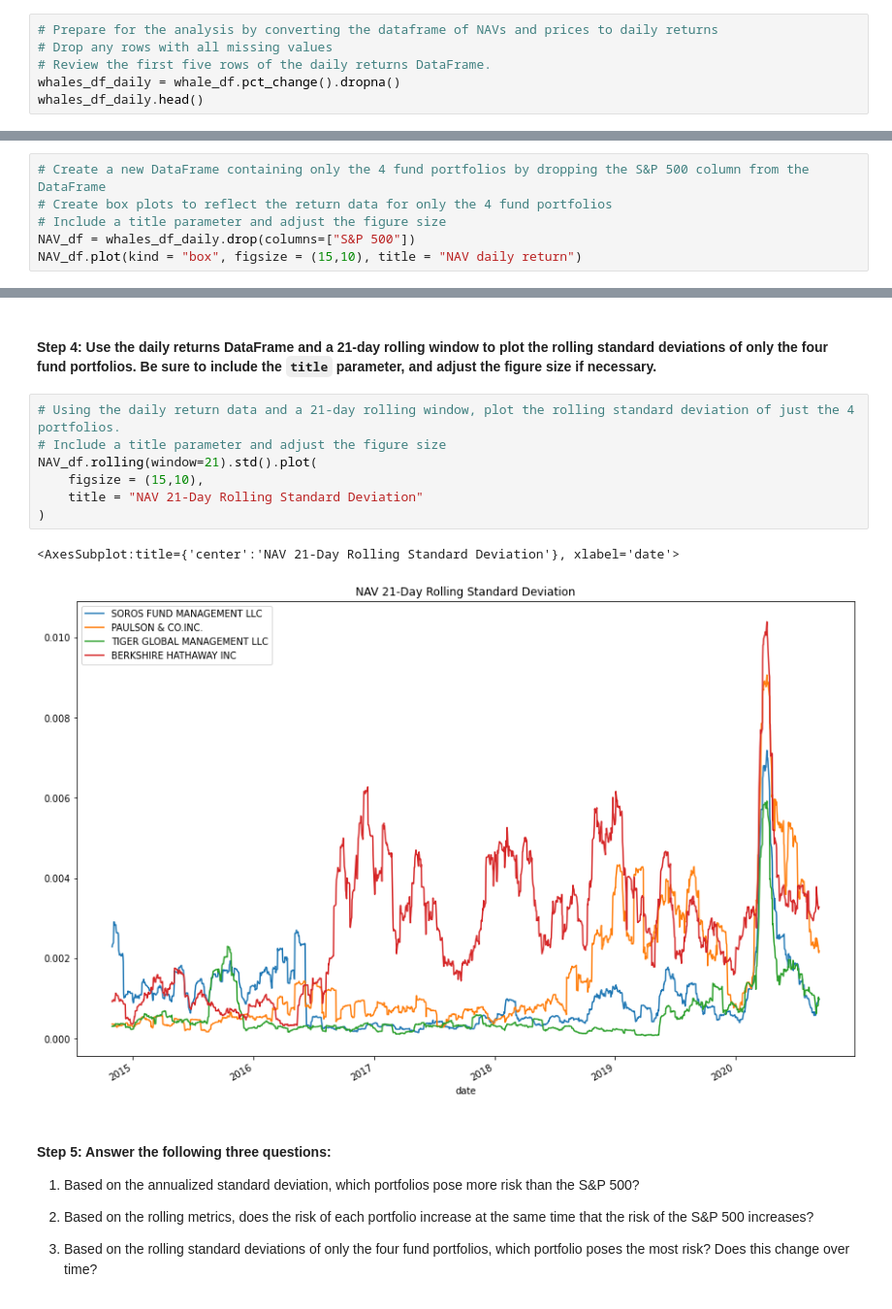
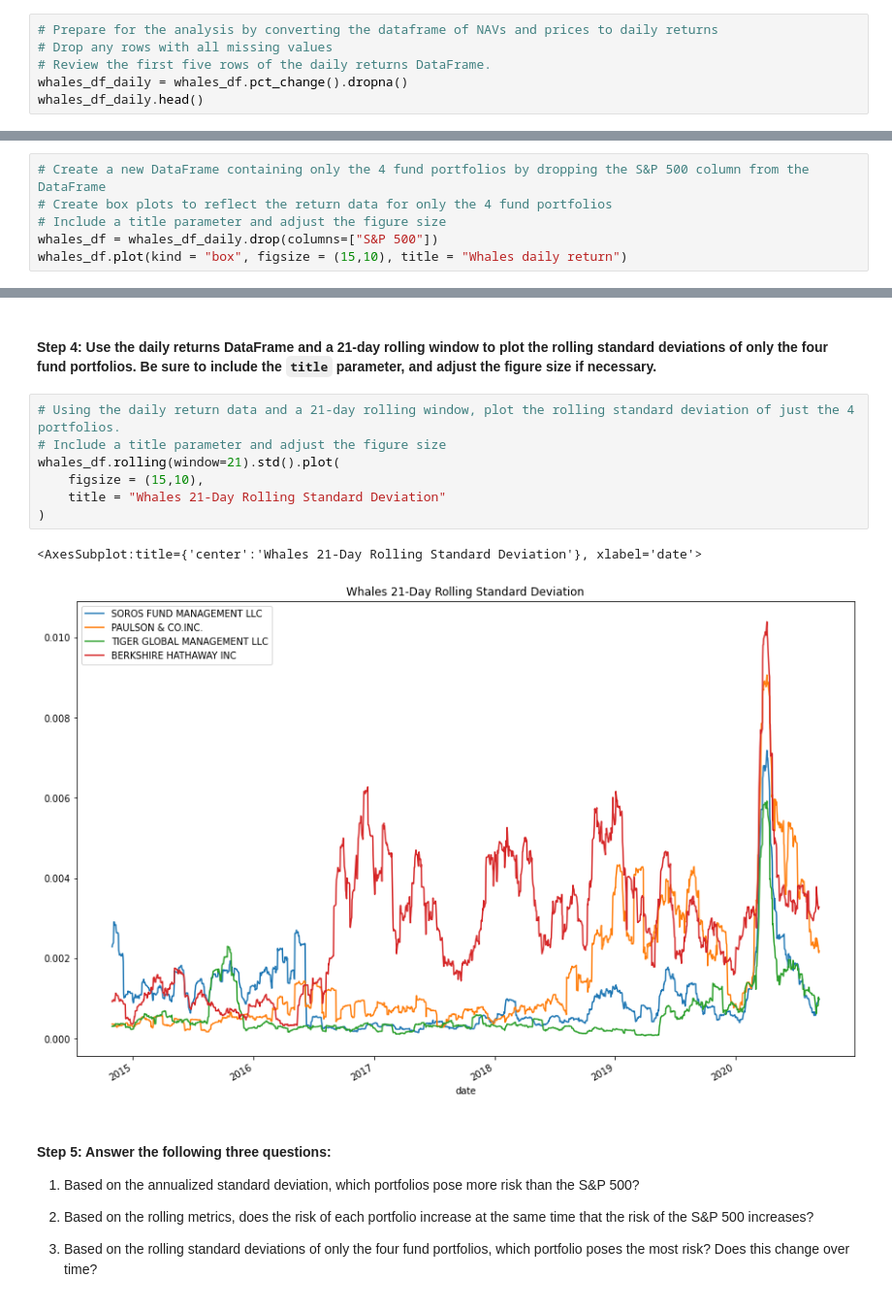
Before and after one commit to naomynaomy/module4challenge, a Jupyter notebook: Starter_Code/risk_return_analysis.ipynb, the cells around one changed output, grey strips where cells are left out. Shown: that part at 97% size. Drawn from its saved outputs; the diff is of its cells as text.

```diff
--- a/Starter_Code/risk_return_analysis.ipynb
+++ b/Starter_Code/risk_return_analysis.ipynb
@@ -131,7 +131,7 @@ whales_df.head()
 # Prepare for the analysis by converting the dataframe of NAVs and prices to daily returns
 # Drop any rows with all missing values
 # Review the first five rows of the daily returns DataFrame.
-whales_df_daily = whale_df.pct_change().dropna()
+whales_df_daily = whales_df.pct_change().dropna()
 whales_df_daily.head()
 # %% [output]
 |  | SOROS FUND MANAGEMENT LLC | PAULSON & CO.INC. | TIGER GLOBAL MANAGEMENT LLC | BERKSHIRE HATHAWAY INC | S&P 500 |
@@ -222,6 +222,6 @@ ax = whales_df_daily.plot(kind ="box",figsize = (15, 10), title = "Whale vs SP50
 # Create a new DataFrame containing only the 4 fund portfolios by dropping the S&P 500 column from the DataFrame
 # Create box plots to reflect the return data for only the 4 fund portfolios
 # Include a title parameter and adjust the figure size
-NAV_df = whales_df_daily.drop(columns=["S&P 500"])
-NAV_df.plot(kind = "box", figsize = (15,10), title = "NAV daily return")
+whales_df = whales_df_daily.drop(columns=["S&P 500"])
+whales_df.plot(kind = "box", figsize = (15,10), title = "Whales daily return")
 # %% [output]
@@ -284,13 +284,13 @@ whales_df_daily.rolling(window=21).std().plot(
 # %%
 # Using the daily return data and a 21-day rolling window, plot the rolling standard deviation of just the 4 portfolios.
 # Include a title parameter and adjust the figure size
-NAV_df.rolling(window=21).std().plot(
+whales_df.rolling(window=21).std().plot(
     figsize = (15,10),
-    title = "NAV 21-Day Rolling Standard Deviation"
+    title = "Whales 21-Day Rolling Standard Deviation"
 )
 # %% [output]
-<AxesSubplot:title={'center':'NAV 21-Day Rolling Standard Deviation'}, xlabel='date'>
+<AxesSubplot:title={'center':'Whales 21-Day Rolling Standard Deviation'}, xlabel='date'>
-[figure, old version]
+[figure, new version]
 # %% [markdown]
 #### Step 5: Answer the following three questions:
 
```
Also changed, not shown: parts of 7 cells of this notebook.
